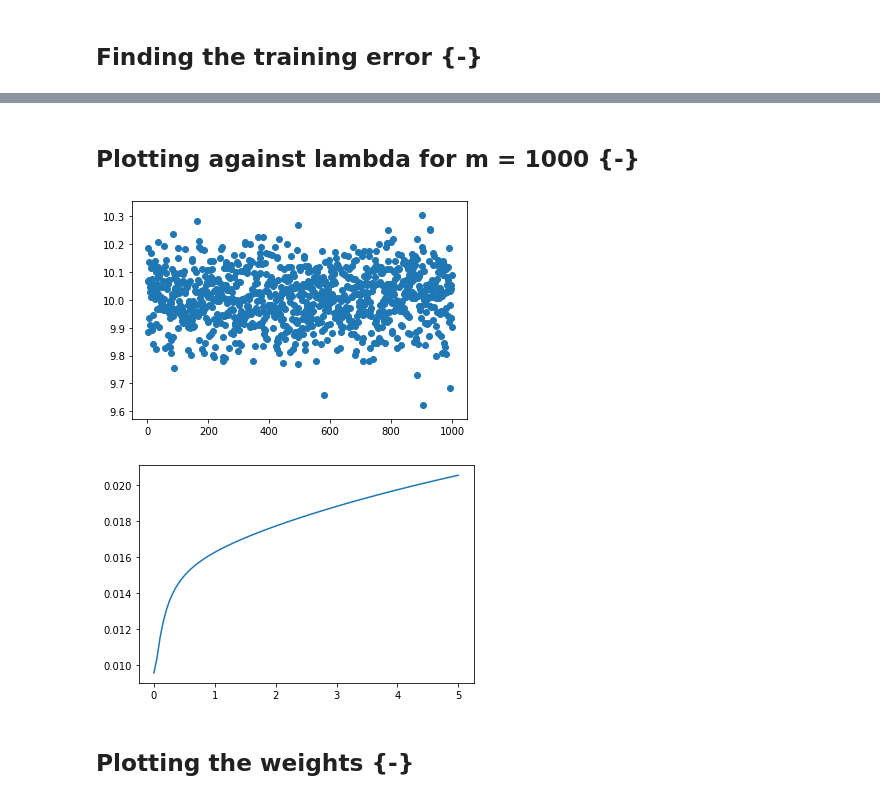
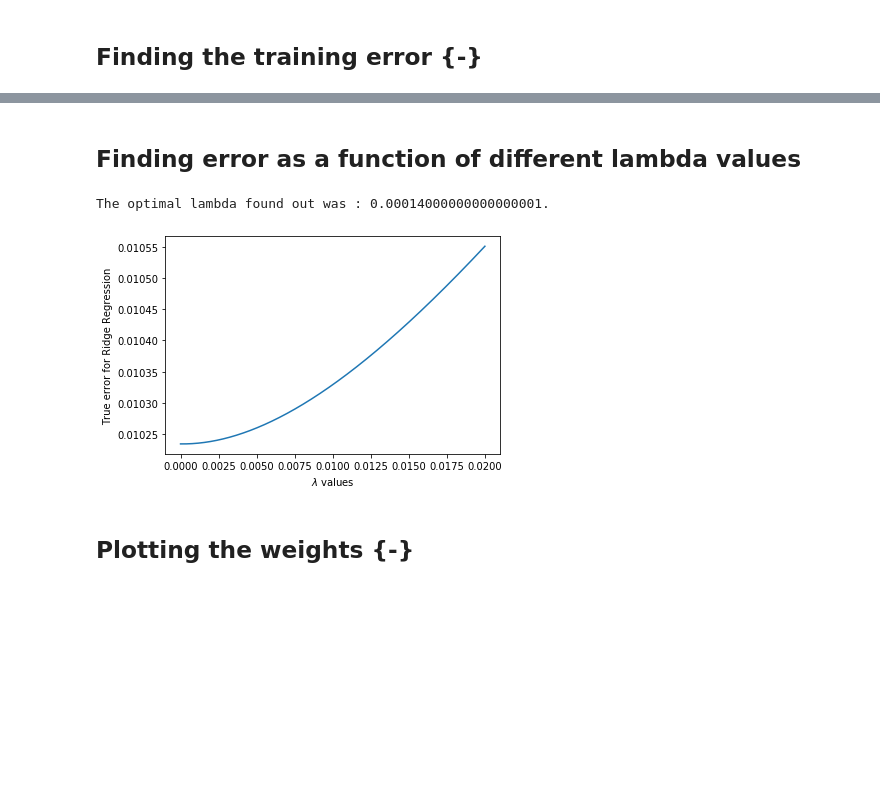
Before and after one commit to harsh-bhatt-25/ML_CS536, a Jupyter notebook: Assignment 5/Linear Regression.ipynb, the cells around one changed output, grey strips where cells are left out. Drawn from its saved outputs; the diff is of its cells as text; code cells hidden in the pictures; blank space fills up the shorter version.

```diff
--- a/Assignment 5/Linear Regression.ipynb
+++ b/Assignment 5/Linear Regression.ipynb
@@ -142,18 +155,13 @@ class Ridge_Regression:
         self.lam = lam
 
     def ridge_regression(self, x, y):
-        # Getting the number of datapoints and number of features.
         m, k = x.shape
         identity = np.identity(k)
+        x_transpose = np.transpose(x)
 
-        # Initializing the weights to be zeros.
-        self.weights = np.zeros((1, k))
-
-        x_transpose = np.transpose(x)
         # Applying the ridge regression model to generate weights.
-        self.weights = np.dot(np.dot(np.linalg.inv(np.dot(x_transpose, x) + (self.lam * identity)), x_transpose), y)
+        self.weights = np.dot(np.linalg.inv(np.dot(x_transpose, x) + (self.lam * identity)), np.dot(x_transpose, y))
         return self.weights
 
-    # This function is used to predict using the existing weights.
     def predict_ridge(self, x, weight):
         return np.dot(x, weight)
@@ -163,0 +170,7 @@ rr_weights = rr.ridge_regression(lr_x, lr_y)
+# %%
+# Lambda value passed for testing is 0.001
+
+train_rr_x, train_rr_y = generate(1000)
+rr = Ridge_Regression(0.001)
+rr_weights = rr.ridge_regression(train_rr_x, train_rr_y)
+print(rr_weights)
@@ -180,23 +193,31 @@ Testing error for ridge regression is 0.00927656713631504
-# %% [markdown]
-## Plotting against lambda for m = 1000 {-}
+# %% [markdown]
+## Finding error as a function of different lambda values
 # %%
-lambda_value = 0
-error_list, m_list = [], []
-x_val, y_val = generate(1000)
-while lambda_value <= 5:
+lambda_value = 0.
+error_list, ridge_lambda_list = [], []
+x_train_ridge, y_train_ridge = generate(1000)
+x_test_ridge, y_test_ridge = generate(100000)
+min_error, min_lambda = float('inf'), -1
+
+while lambda_value <= 0.02:
     lambda_rr = Ridge_Regression(lambda_value)
-    lambda_rr_weights = lambda_rr.ridge_regression(x_val, y_val)
-    ridge_pred = rr.predict_ridge(lr_x, lambda_rr_weights)
-    error = (np.square(ridge_pred - lr_y)).mean()
-#     error = (np.linalg.norm(ridge_prediction - lr_y)**2) + (rr.lam * np.linalg.norm(rr_weights)**2)
-    m_list.append(lambda_value)
+    lambda_rr_weights = lambda_rr.ridge_regression(x_train_ridge, y_train_ridge)
+    ridge_pred = rr.predict_ridge(x_test_ridge, lambda_rr_weights)
+    error = (np.square(ridge_pred - y_test_ridge)).mean()
     error_list.append(error)
-    lambda_value += 0.05
+    if error < min_error:
+        min_error = error
+        min_lambda = lambda_value
+    ridge_lambda_list.append(lambda_value)
+    lambda_value += 0.00001
 
-plt.plot(m_list, error_list)
+print("The optimal lambda found out was : {}.".format(min_lambda))
+plt.plot(ridge_lambda_list, error_list)
+plt.xlabel("$\lambda$ values")
+plt.ylabel("True error for Ridge Regression")
 plt.show()
 # %% [output]
+The optimal lambda found out was : 0.00014000000000000001.
-[figure, old version]
+[figure, new version]
-[figure, removed]
 # %% [markdown]
 ## Plotting the weights {-}
```
Also changed, not shown: parts of 88 cells of this notebook, 1 other file.
